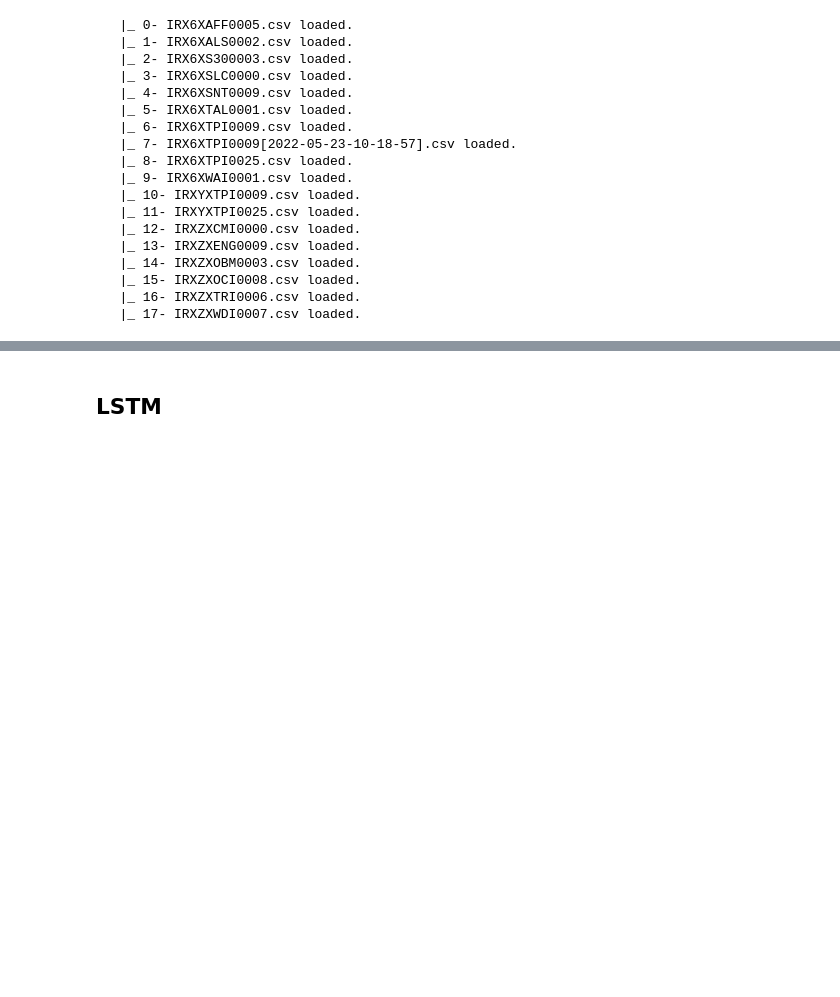
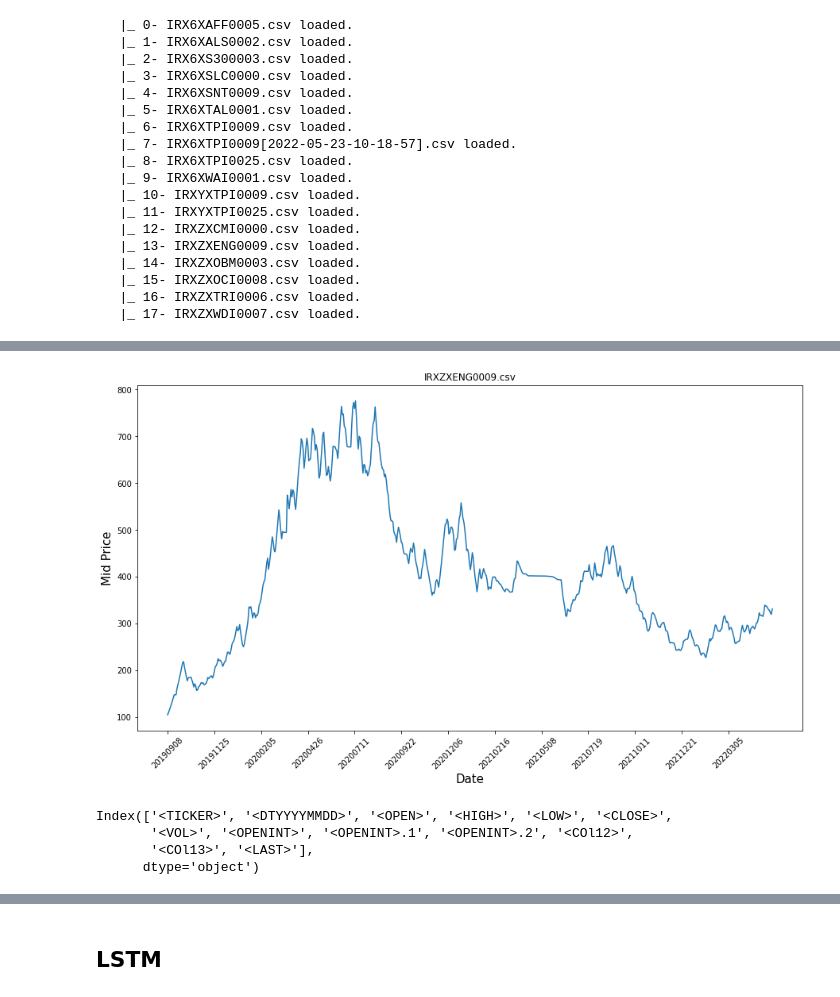
Before and after one commit to nahbos/AUT-Neural-Networks, a Jupyter notebook: HW06/HW06.ipynb, the cells around one changed output, grey strips where cells are left out. Saved outputs shown, nothing was run; the diff lists cells and outputs as text; code cells hidden in the pictures; blank space fills up the shorter version.

```diff
--- a/HW06/HW06.ipynb
+++ b/HW06/HW06.ipynb
@@ -107,0 +110,17 @@ datas[np.random.randint(len(datas))].head()
+# %%
+plt.figure(figsize = (15, 8))
+plt.plot(range(demo.shape[0]), (demo['<LOW>'] + demo['<HIGH>']) / 2.0)
+plt.xticks(range(0, demo.shape[0], 50), demo['<DTYYYYMMDD>'].loc[::50], rotation=45)
+plt.title(names[rand])
+plt.xlabel('Date', fontsize=15)
+plt.ylabel('Mid Price', fontsize=15)
+plt.show()
+# %% [output]
+[figure, added]
+# %%
+demo.columns
+# %% [output]
+Index(['<TICKER>', '<DTYYYYMMDD>', '<OPEN>', '<HIGH>', '<LOW>', '<CLOSE>',
+       '<VOL>', '<OPENINT>', '<OPENINT>.1', '<OPENINT>.2', '<COl12>',
+       '<COl13>', '<LAST>'],
+      dtype='object')
```
Also changed, not shown: parts of 20 cells of this notebook.
